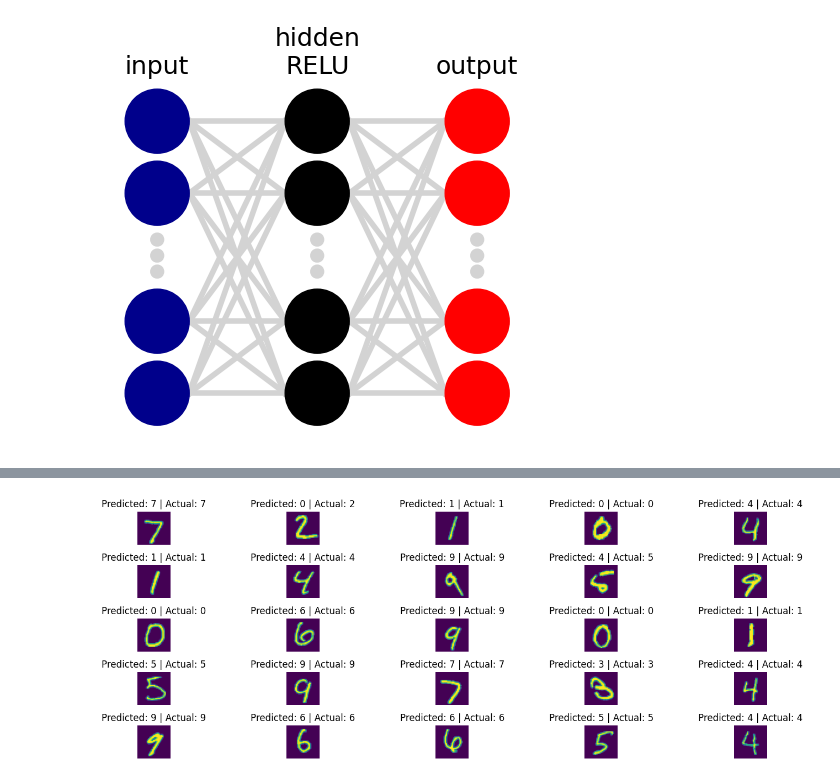
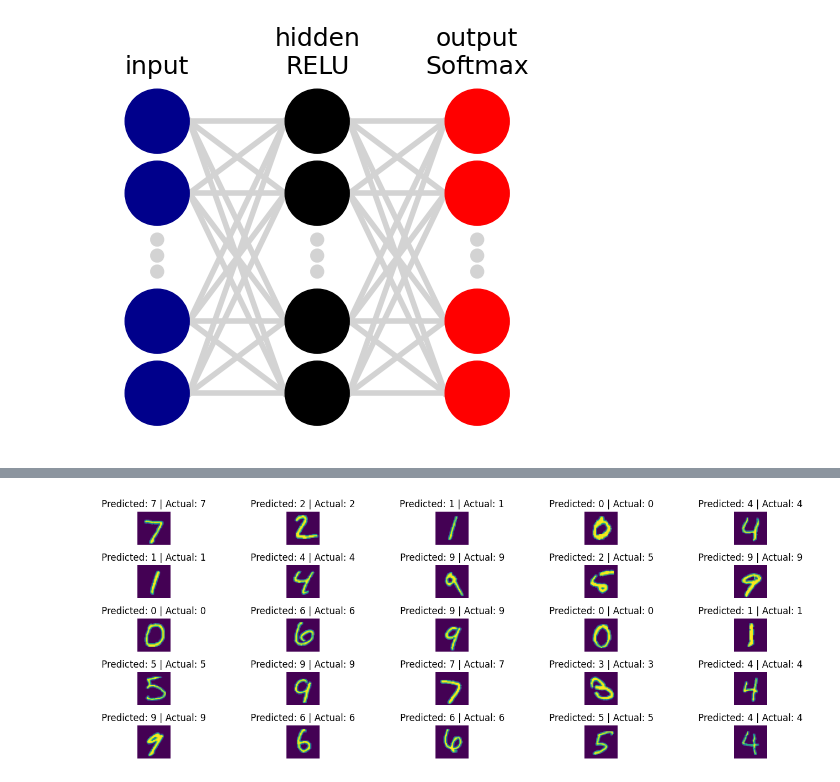
Before and after one commit to Manoruo/ML_Framework, a Jupyter notebook: examples/mnist_test.ipynb, the cells around one changed output, grey strips where cells are left out. Saved outputs shown, nothing was run; the diff lists cells and outputs as text; code cells hidden in the pictures.

```diff
--- a/examples/mnist_test.ipynb
+++ b/examples/mnist_test.ipynb
@@ -42,13 +42,14 @@ x_test_flat = flat.forward(x_test)
 # %%
 model = Sequential([
     Dense(28 * 28, 128),
     RELU(),
-    Dense(128, 10)
+    Dense(128, 10),
+    Softmax()
 ])
 
 model.display_network()
 # %% [output]
-[figure, old version]
+[figure, new version]
 # %%
 model.fit(x_train_flat, y_train_encoded, 300, .01, CE())
 # %% [output]
```
Also changed, not shown: parts of 4 cells of this notebook, 3 other files.
